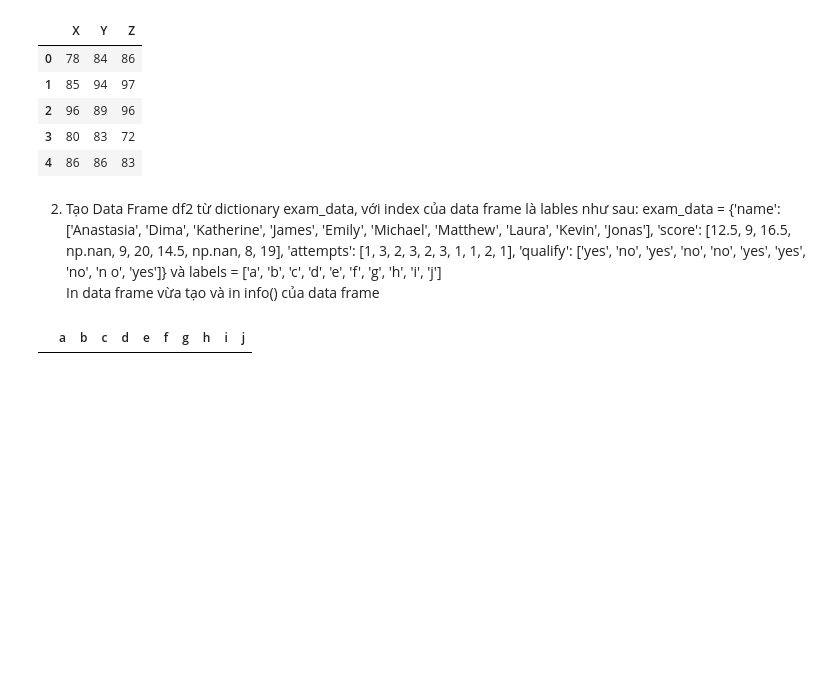
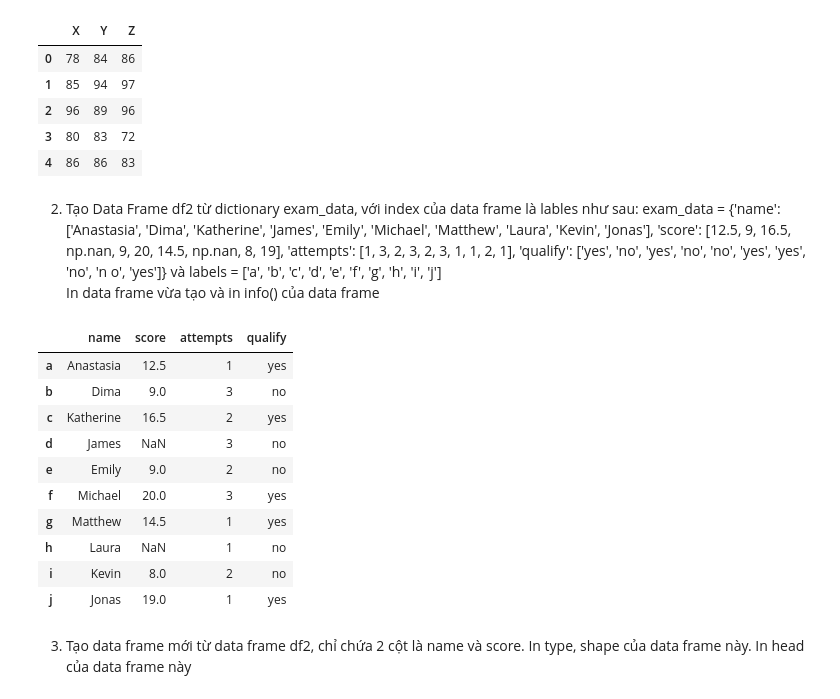
Before and after one commit to VitBomm/CSC, a Jupyter notebook: Module2/BAI_TAP4/Bai_tap_4_2.ipynb, the cells around one changed output. Saved outputs shown, nothing was run; the diff lists cells and outputs as text; code cells hidden in the pictures; blank space fills up the shorter version.

```diff
--- a/Module2/BAI_TAP4/Bai_tap_4_2.ipynb
+++ b/Module2/BAI_TAP4/Bai_tap_4_2.ipynb
@@ -26,9 +26,22 @@ o', 'yes']} và labels = ['a', 'b', 'c', 'd', 'e', 'f', 'g', 'h', 'i',
 'j']<br>
 In data frame vừa tạo và in info() của data frame
 # %%
-exam_data = {'name': ['Anastasia', 'Dima', 'Katherine', 'James', 'Emily', 'Michael', 'Matthew', 'Laura', 'Kevin', 'Jonas'], 'score': [12.5, 9, 16.5, np.nan, 9, 20, 14.5, np.nan, 8, 19], 'attempts': [1, 3, 2, 3, 2, 3, 1, 1, 2, 1], 'qualify': ['yes', 'no', 'yes', 'no', 'no', 'yes', 'yes', 'no', 'n o', 'yes']}
+exam_data = {'name': ['Anastasia', 'Dima', 'Katherine', 'James', 'Emily', 'Michael', 'Matthew', 'Laura', 'Kevin', 'Jonas'], 'score': [12.5, 9, 16.5, np.nan, 9, 20, 14.5, np.nan, 8, 19], 'attempts': [1, 3, 2, 3, 2, 3, 1, 1, 2, 1], 'qualify': ['yes', 'no', 'yes', 'no', 'no', 'yes', 'yes', 'no', 'no', 'yes']}
 labels = ['a', 'b', 'c', 'd', 'e', 'f', 'g', 'h', 'i', 'j']
-df2 = pd.DataFrame(exam_data,columns=labels)
+df2 = pd.DataFrame(exam_data,index=labels)
 df2
 # %% [output]
-|  | a | b | c | d | e | f | g | h | i | j |
+|  | name | score | attempts | qualify |
+| a | Anastasia | 12.5 | 1 | yes |
+| b | Dima | 9.0 | 3 | no |
+| c | Katherine | 16.5 | 2 | yes |
+| d | James | NaN | 3 | no |
+| e | Emily | 9.0 | 2 | no |
+| f | Michael | 20.0 | 3 | yes |
+| g | Matthew | 14.5 | 1 | yes |
+| h | Laura | NaN | 1 | no |
+| i | Kevin | 8.0 | 2 | no |
+| j | Jonas | 19.0 | 1 | yes |
+# %% [markdown]
+3. Tạo data frame mới từ data frame df2, chỉ chứa 2 cột là name và score. In type, shape của
+data frame này. In head của data frame này
```
Also changed, not shown: parts of 31 cells of this notebook.
